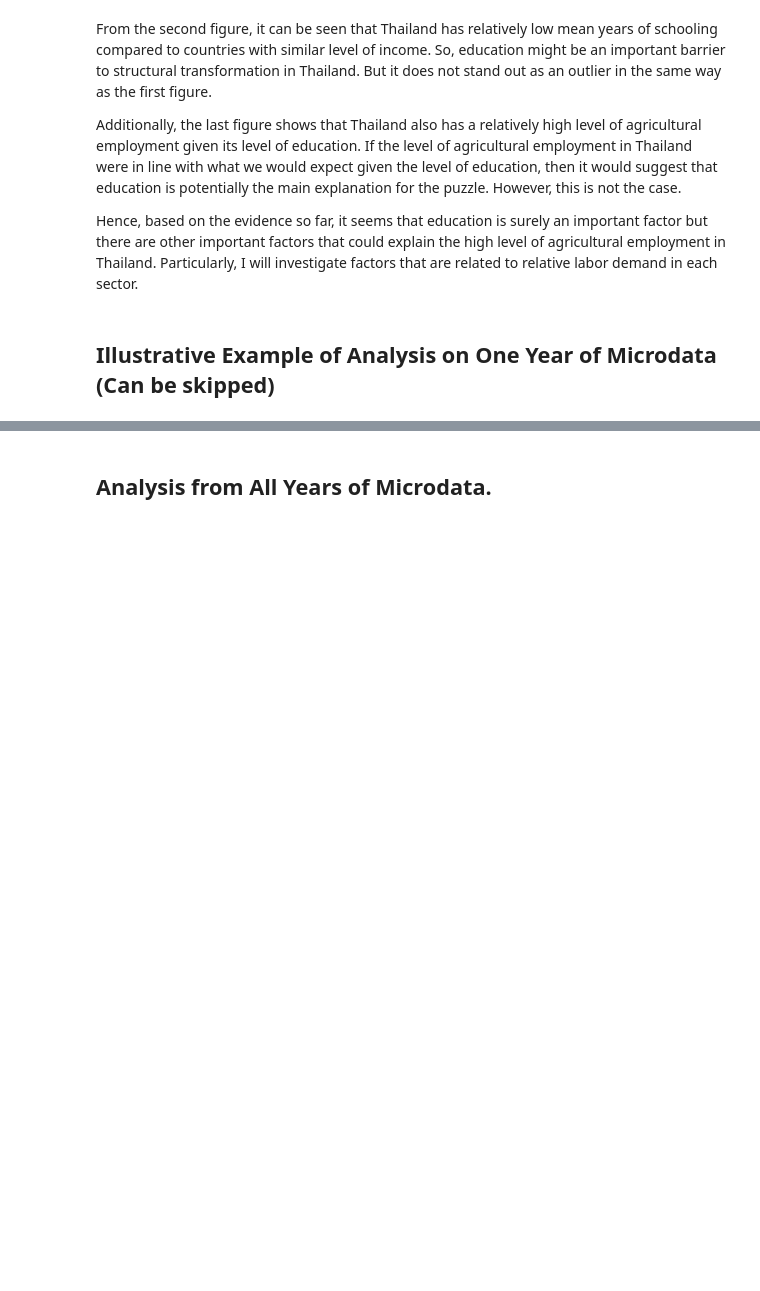
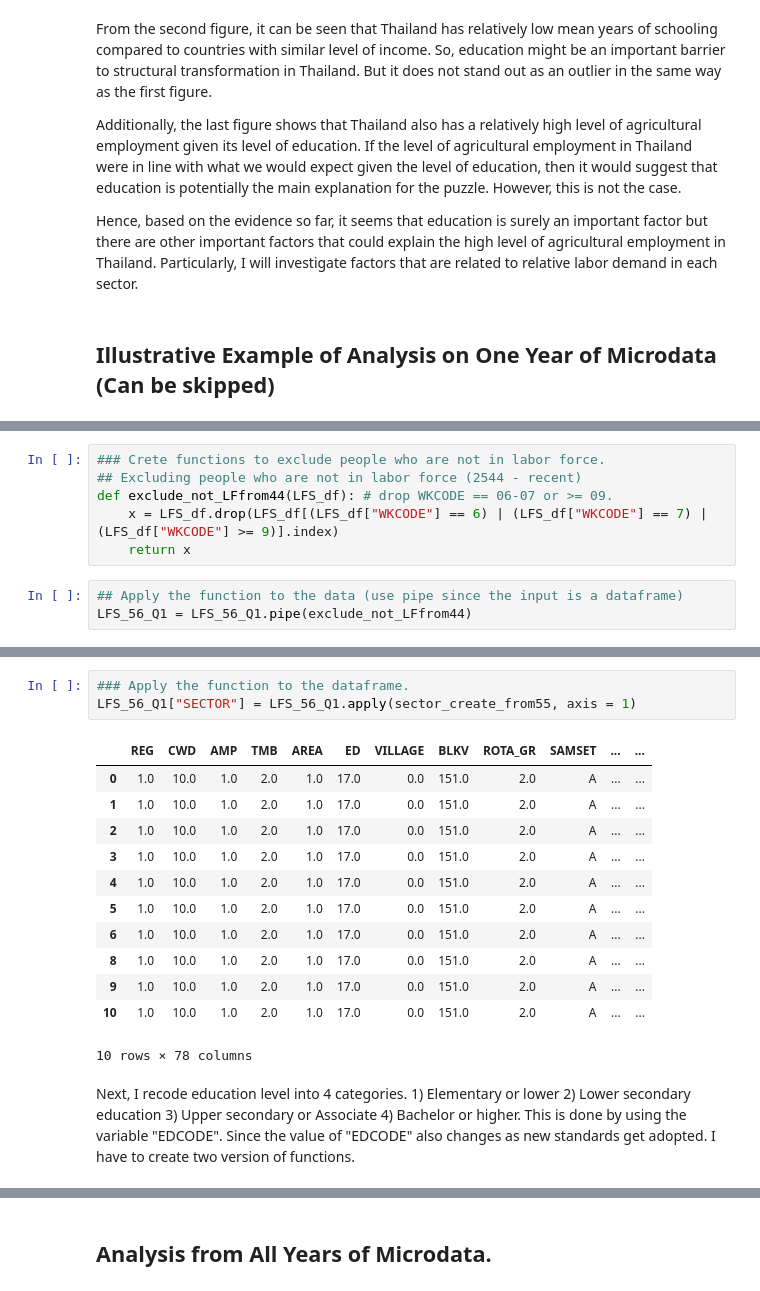
Before and after one commit to PhakphumJ/Scientific-Python, a Jupyter notebook: ScientificPython_FinalProject_PJ.ipynb, the cells around one changed output, grey strips where cells are left out. Saved outputs shown, nothing was run; the diff lists cells and outputs as text; blank space fills up the shorter version.

Commit message:
Set-up functions for loops.

```diff
--- a/ScientificPython_FinalProject_PJ.ipynb
+++ b/ScientificPython_FinalProject_PJ.ipynb
@@ -256,0 +311,9 @@ Since I will have to loop through all years of the Thai Labour Force Survey data
+# %%
+### Crete functions to exclude people who are not in labor force.
+## Excluding people who are not in labor force (2544 - recent)
+def exclude_not_LFfrom44(LFS_df): # drop WKCODE == 06-07 or >= 09.
+    x = LFS_df.drop(LFS_df[(LFS_df["WKCODE"] == 6) | (LFS_df["WKCODE"] == 7) | (LFS_df["WKCODE"] >= 9)].index)
+    return x
+# %%
+## Apply the function to the data (use pipe since the input is a dataframe)
+LFS_56_Q1 = LFS_56_Q1.pipe(exclude_not_LFfrom44)
@@ -256,0 +431,18 @@ Since I will have to loop through all years of the Thai Labour Force Survey data
+# %%
+### Apply the function to the dataframe.
+LFS_56_Q1["SECTOR"] = LFS_56_Q1.apply(sector_create_from55, axis = 1)
+# %% [output]
+|  | REG | CWD | AMP | TMB | AREA | ED | VILLAGE | BLKV | ROTA_GR | SAMSET | ... | ... |
+| 0 | 1.0 | 10.0 | 1.0 | 2.0 | 1.0 | 17.0 | 0.0 | 151.0 | 2.0 | A | ... | ... |
+| 1 | 1.0 | 10.0 | 1.0 | 2.0 | 1.0 | 17.0 | 0.0 | 151.0 | 2.0 | A | ... | ... |
+| 2 | 1.0 | 10.0 | 1.0 | 2.0 | 1.0 | 17.0 | 0.0 | 151.0 | 2.0 | A | ... | ... |
+| 3 | 1.0 | 10.0 | 1.0 | 2.0 | 1.0 | 17.0 | 0.0 | 151.0 | 2.0 | A | ... | ... |
+| 4 | 1.0 | 10.0 | 1.0 | 2.0 | 1.0 | 17.0 | 0.0 | 151.0 | 2.0 | A | ... | ... |
+| 5 | 1.0 | 10.0 | 1.0 | 2.0 | 1.0 | 17.0 | 0.0 | 151.0 | 2.0 | A | ... | ... |
+| 6 | 1.0 | 10.0 | 1.0 | 2.0 | 1.0 | 17.0 | 0.0 | 151.0 | 2.0 | A | ... | ... |
+| 8 | 1.0 | 10.0 | 1.0 | 2.0 | 1.0 | 17.0 | 0.0 | 151.0 | 2.0 | A | ... | ... |
+| 9 | 1.0 | 10.0 | 1.0 | 2.0 | 1.0 | 17.0 | 0.0 | 151.0 | 2.0 | A | ... | ... |
+| 10 | 1.0 | 10.0 | 1.0 | 2.0 | 1.0 | 17.0 | 0.0 | 151.0 | 2.0 | A | ... | ... |
+10 rows × 78 columns
+# %% [markdown]
+Next, I recode education level into 4 categories. 1) Elementary or lower 2) Lower secondary education 3) Upper secondary or Associate 4) Bachelor or higher. This is done by using the variable "EDCODE". Since the value of "EDCODE" also changes as new standards get adopted. I have to create two version of functions.
```
Also changed, not shown: parts of 31 cells of this notebook.
